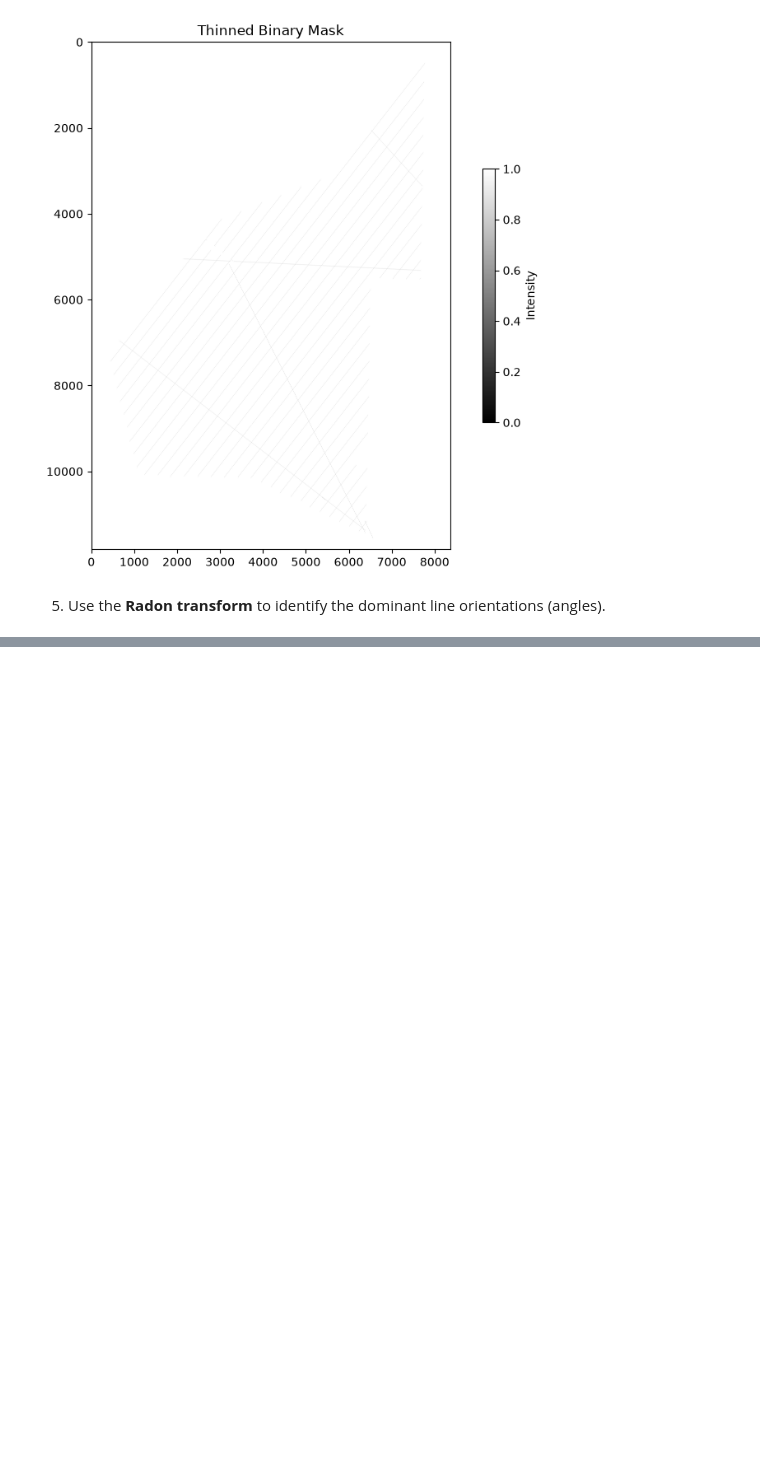
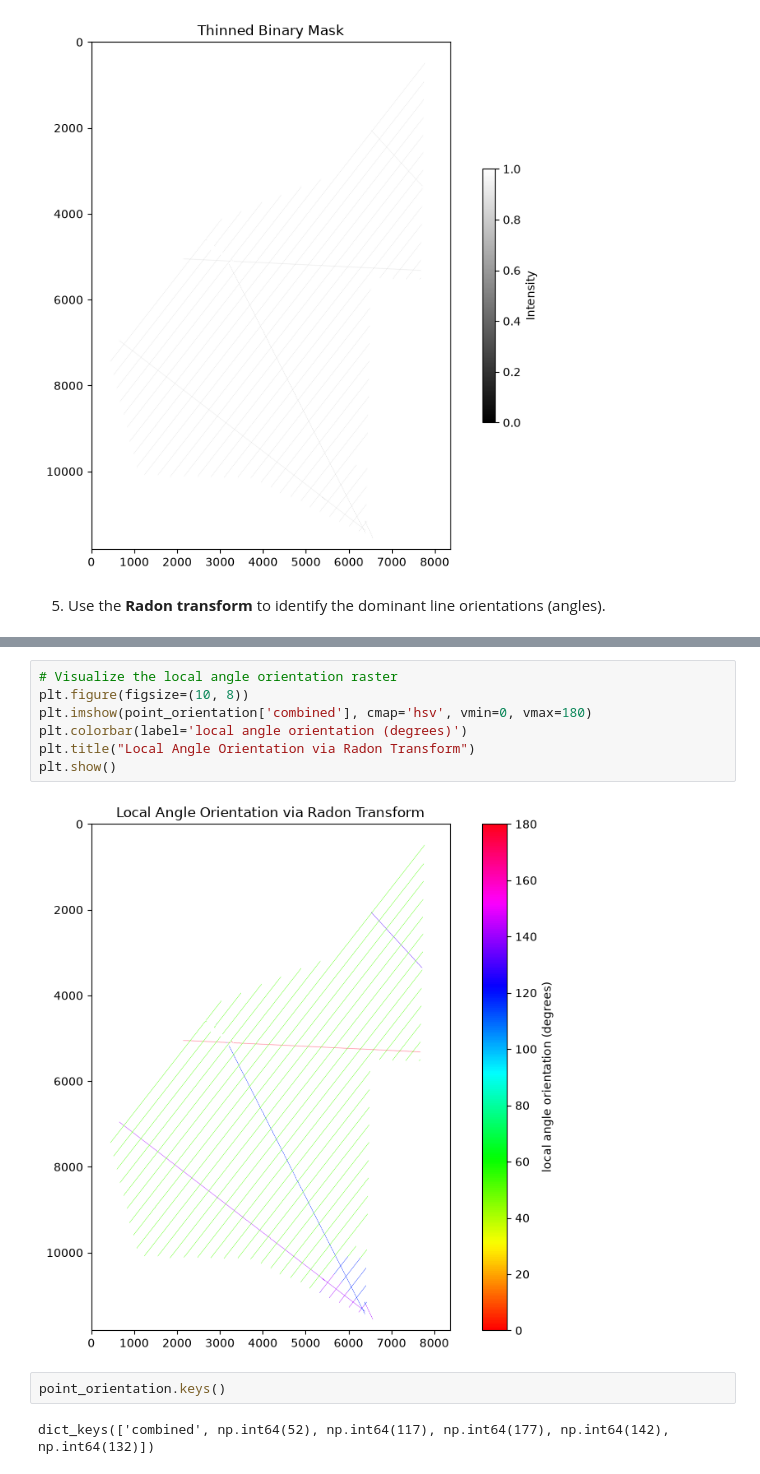
Before and after one commit to franciscorpuz/nbs_uncles, a Jupyter notebook: notebooks/sim_D000141.ipynb, the cells around one changed output, grey strips where cells are left out. Cells and saved outputs as stored; diff of their text form; blank space fills up the shorter version.

```diff
--- a/notebooks/sim_D000141.ipynb
+++ b/notebooks/sim_D000141.ipynb
@@ -154,0 +163,13 @@ plt.show()
+# %%
+# Visualize the local angle orientation raster
+plt.figure(figsize=(10, 8))
+plt.imshow(point_orientation['combined'], cmap='hsv', vmin=0, vmax=180)
+plt.colorbar(label='local angle orientation (degrees)')
+plt.title("Local Angle Orientation via Radon Transform")
+plt.show()
+# %% [output]
+[figure, added]
+# %%
+point_orientation.keys()
+# %% [output]
+dict_keys(['combined', np.int64(52), np.int64(117), np.int64(177), np.int64(142), np.int64(132)])
```
Also changed, not shown: parts of 20 cells of this notebook, 18 other files.
